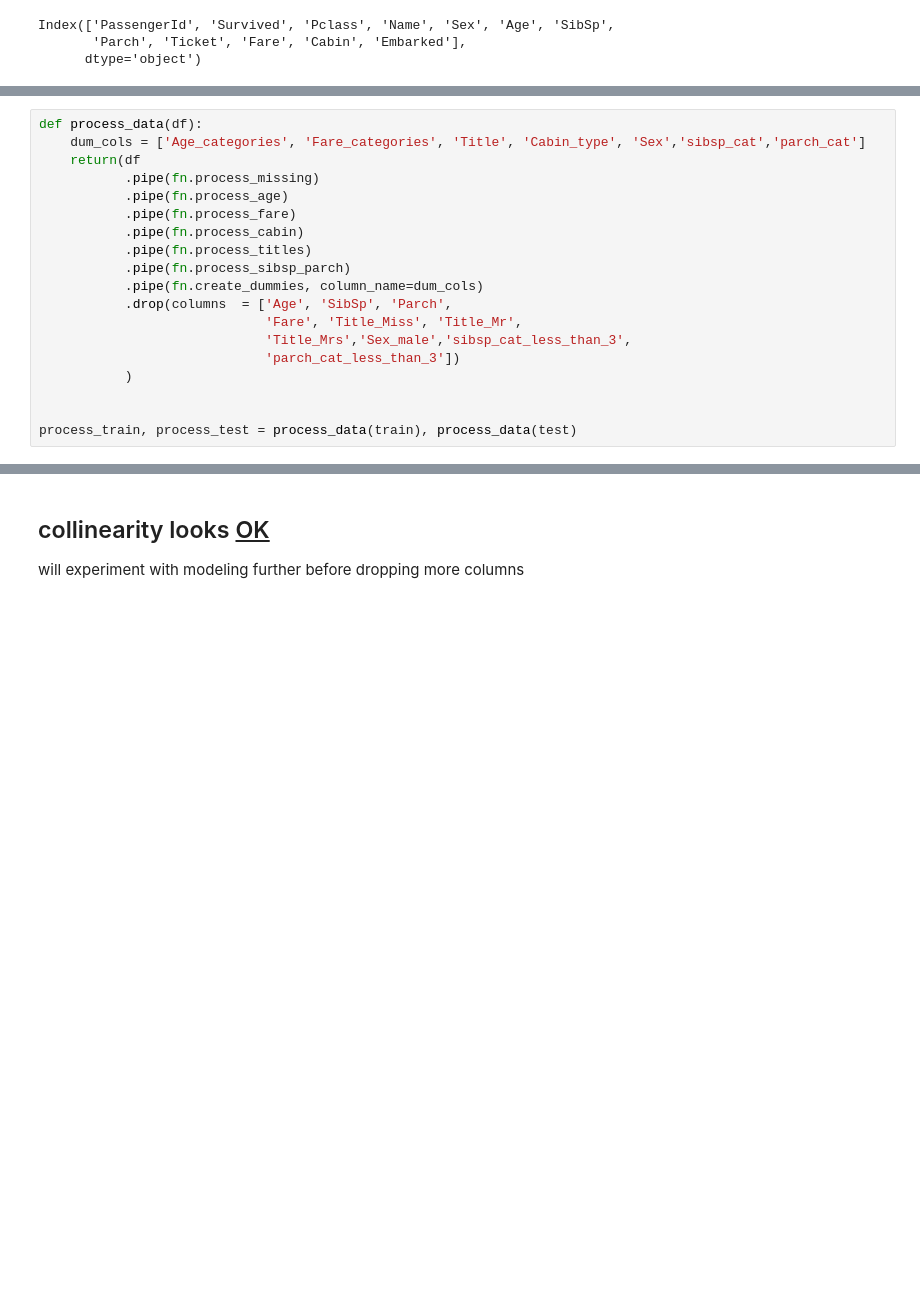
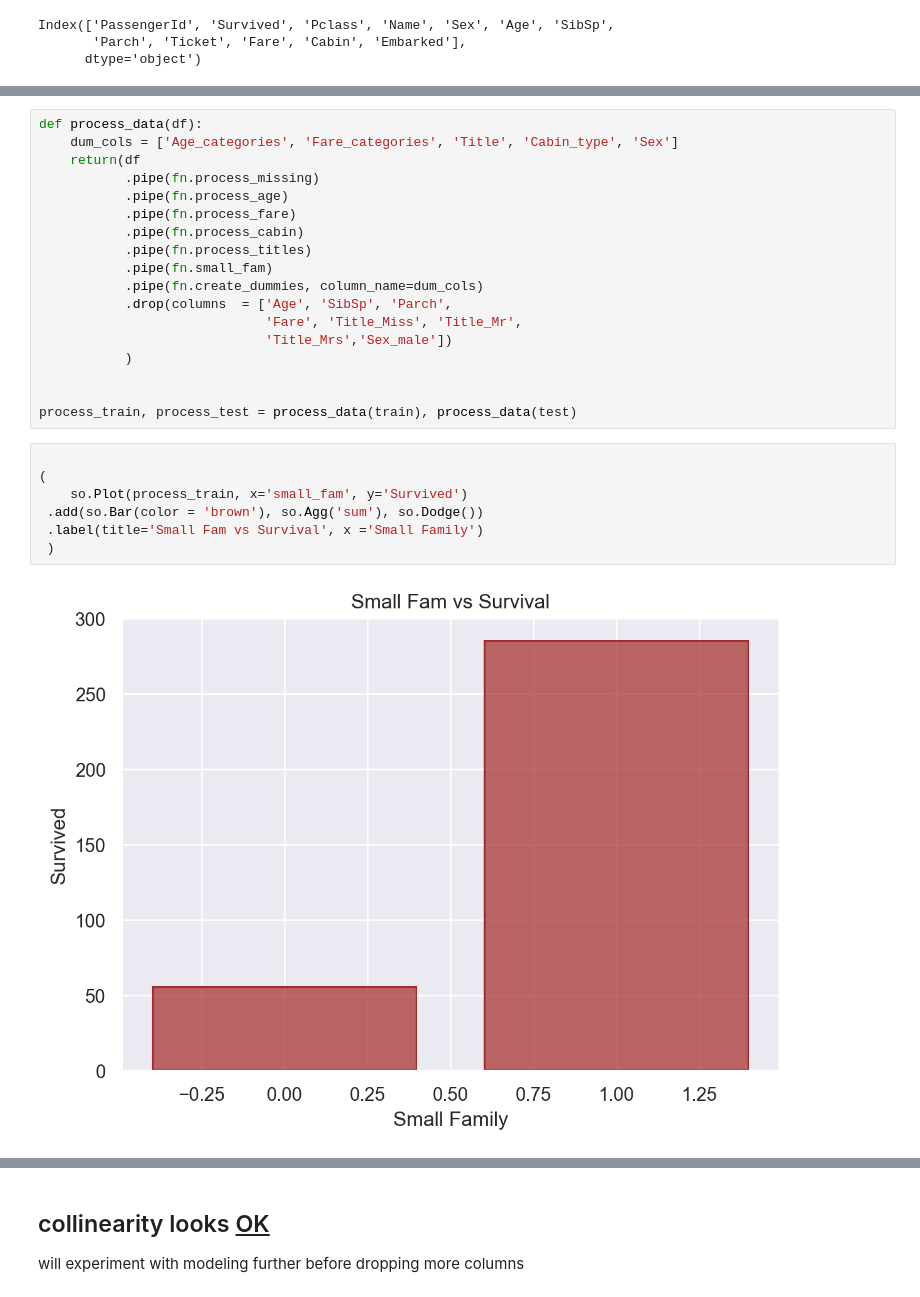
Before and after one commit to Mschaid/kg_workflow, a Jupyter notebook: notebooks/EDA.ipynb, the cells around one changed output, grey strips where cells are left out. Drawn from its saved outputs; the diff is of its cells as text; blank space fills up the shorter version.

```diff
--- a/notebooks/EDA.ipynb
+++ b/notebooks/EDA.ipynb
@@ -47,20 +47,28 @@ train.groupby(by=['SibSp','Parch'], as_index=False).sum()
 # %%
 def process_data(df):
-    dum_cols = ['Age_categories', 'Fare_categories', 'Title', 'Cabin_type', 'Sex','sibsp_cat','parch_cat']
+    dum_cols = ['Age_categories', 'Fare_categories', 'Title', 'Cabin_type', 'Sex']
     return(df
            .pipe(fn.process_missing)
            .pipe(fn.process_age)
            .pipe(fn.process_fare)
            .pipe(fn.process_cabin)
            .pipe(fn.process_titles)
-           .pipe(fn.process_sibsp_parch)
+           .pipe(fn.small_fam)
            .pipe(fn.create_dummies, column_name=dum_cols)
            .drop(columns  = ['Age', 'SibSp', 'Parch',
                              'Fare', 'Title_Miss', 'Title_Mr',
-                             'Title_Mrs','Sex_male','sibsp_cat_less_than_3',
-                             'parch_cat_less_than_3'])
+                             'Title_Mrs','Sex_male'])
            )
 
 
 process_train, process_test = process_data(train), process_data(test)
+# %%
+
+(
+    so.Plot(process_train, x='small_fam', y='Survived')
+ .add(so.Bar(color = 'brown'), so.Agg('sum'), so.Dodge())
+ .label(title='Small Fam vs Survival', x ='Small Family')
+ )
+# %% [output]
+[figure, added]
 # %%
```
Also changed, not shown: parts of 17 cells of this notebook, 2 other files.
